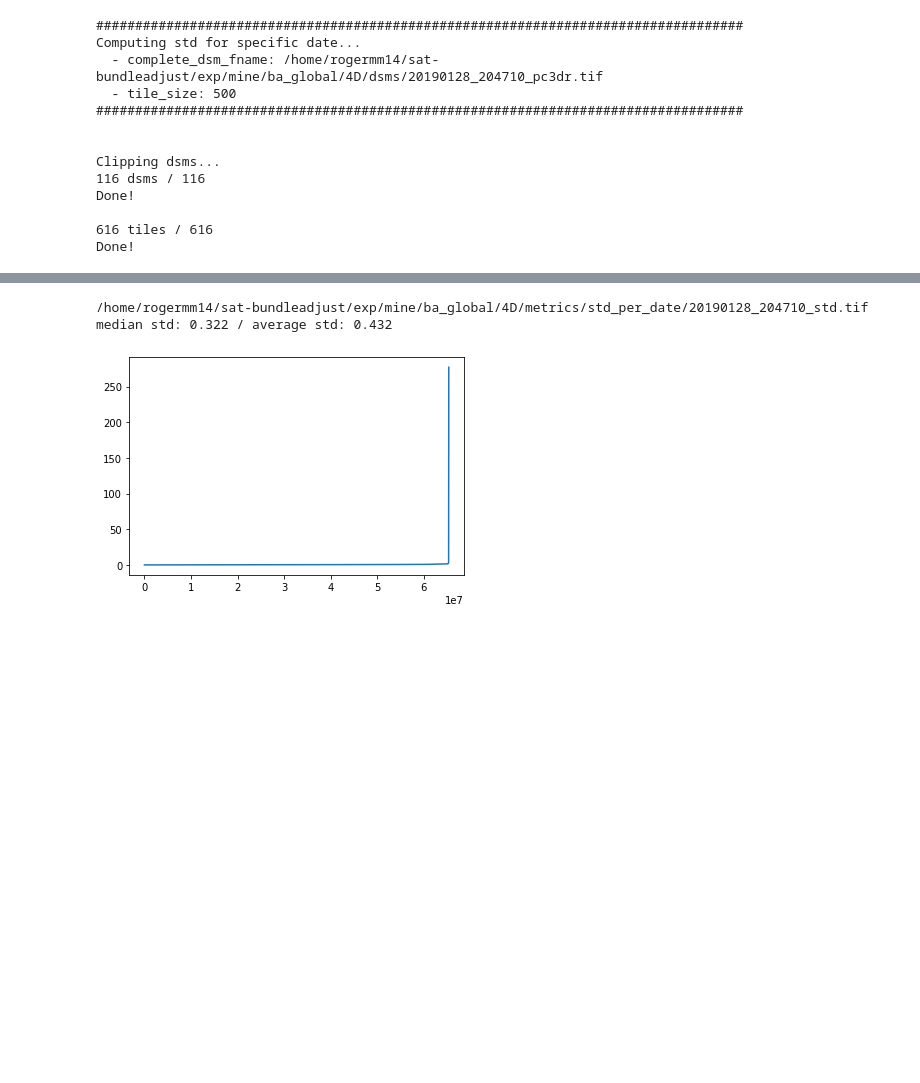
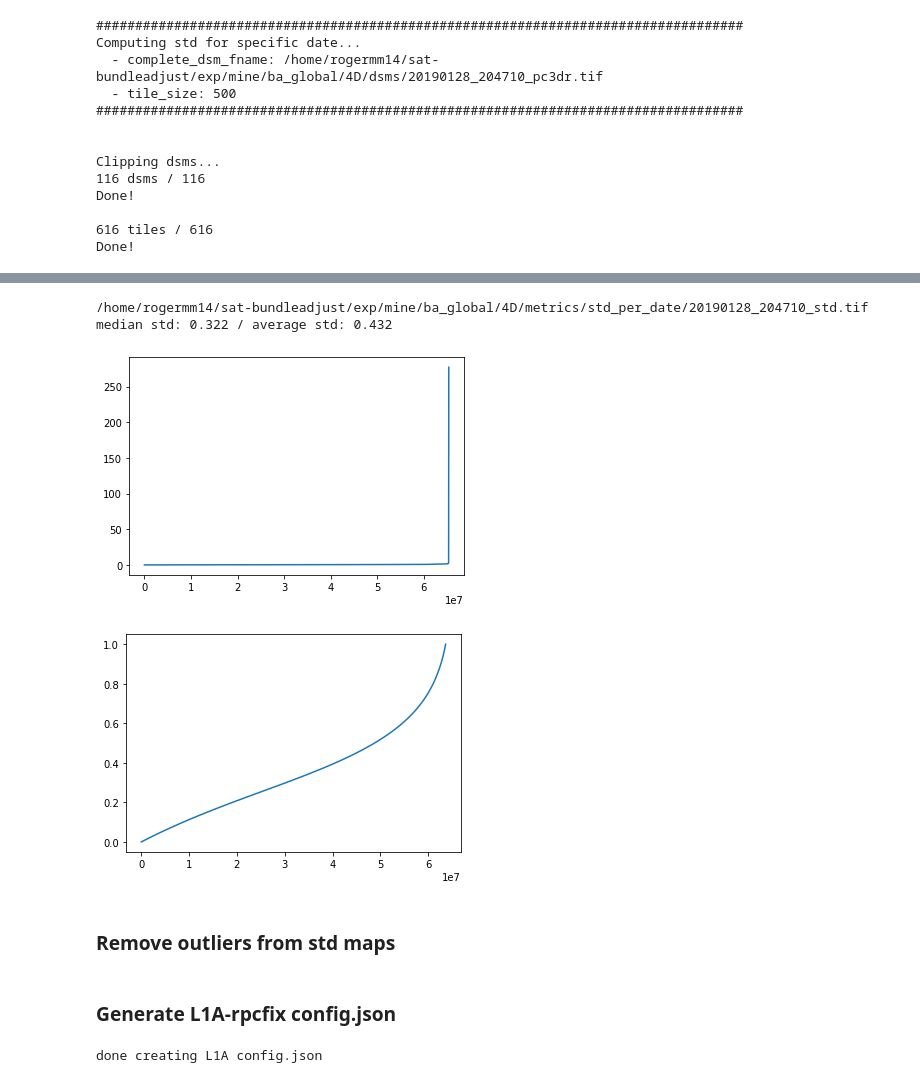
Before and after one commit to centreborelli/sat-bundleadjust, a Jupyter notebook: morenci_ba_pc3dr.ipynb, the cells around one changed output, grey strips where cells are left out. Drawn from its saved outputs; the diff is of its cells as text; code cells hidden in the pictures; blank space fills up the shorter version.

```diff
--- a/morenci_ba_pc3dr.ipynb
+++ b/morenci_ba_pc3dr.ipynb
@@ -140,13 +134,19 @@ median std: 0.250 / average std: 0.362
 # %%
 std_fname = os.path.join(rec4D_dir, 'metrics/std_per_date/{}_std.tif'.format(t_id))
 
 im = np.array(Image.open(std_fname)).flatten()
 im = np.sort(im[~np.isnan(im)])
 
 print('{} \nmedian std: {:.3f} / average std: {:.3f}'.format(std_fname, np.median(im), np.mean(im)))
 plt.plot(im)
 plt.show()
+
+plt.plot(im[im < 1.])
+plt.show()
 # %% [output]
 /home/rogermm14/sat-bundleadjust/exp/mine/ba_global/4D/metrics/std_per_date/20190128_204710_std.tif
 median std: 0.322 / average std: 0.432
 [figure]
+[figure, added]
+# %% [markdown]
+### Remove outliers from std maps
@@ -152,0 +160,38 @@ median std: 0.322 / average std: 0.432
+# %% [markdown]
+### Generate L1A-rpcfix config.json
+# %%
+L1B_s2p_configs_dir = '/home/anger/for_roger/s2p'
+L1A_s2p_configs_dir = '/home/rogermm14/morenci_L1A_s2p'
+
+L1A_geotiff_dir = '/home/anger/for_roger/L1A_Fast-rpcfix'
+
+
+src_config_fnames = glob.glob(os.path.join(L1B_s2p_configs_dir, '**/config.json'), recursive=True)
+
+dst_config_fnames = [fn.replace(L1B_s2p_configs_dir, L1A_s2p_configs_dir)  for fn in src_config_fnames]
+
+for src_config_fname, dst_config_fname in zip(src_config_fnames, dst_config_fnames):
+
+    os.makedirs(os.path.dirname(dst_config_fname), exist_ok=True)
+
+    config_s2p = loader.load_dict_from_json(src_config_fname)
+
+    # correct image filenames and rpcs
+    for i in [0,1]:
+        img_basename = os.path.basename(config_s2p['images'][i]['img'])
+        img_basename = img_basename.replace('basic_panchromatic', 'basic_l1a_panchromatic')
+        img_geotiff_path = glob.glob('{}/**/{}'.format(L1A_geotiff_dir, img_basename), recursive=True)[0]
+        config_s2p['images'][i]['img'] = img_geotiff_path
+        config_s2p['images'][i]['rpc'] = rpcm.rpc_from_geotiff(img_geotiff_path).__dict__
+
+    # delete roi and utm_bbox if existent
+    if 'utm_bbx' in config_s2p.keys():
+        del config_s2p['utm_bbx']
+    if 'roi' in config_s2p.keys():
+        del config_s2p['roi']
+
+    loader.save_dict_to_json(config_s2p, dst_config_fname)
+
+print('done creating L1A config.json')
+# %% [output]
+done creating L1A config.json
```
Also changed, not shown: parts of 13 cells of this notebook, 7 other files.
